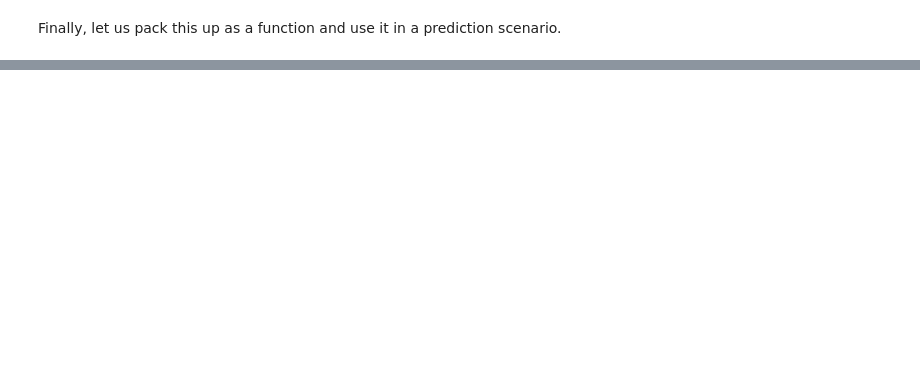
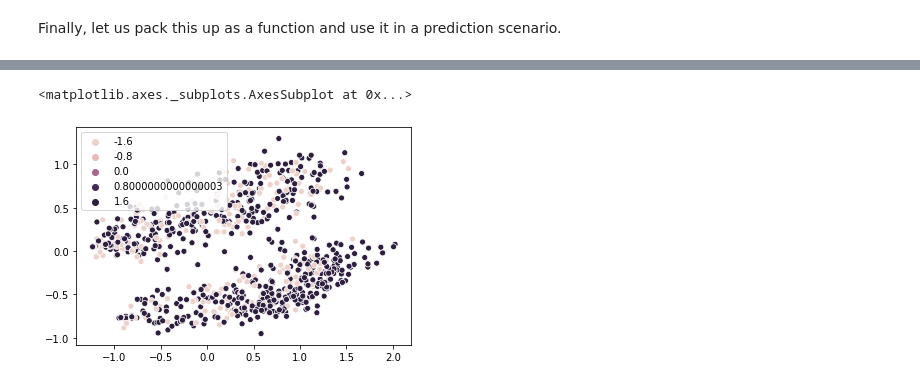
Before and after one commit to CopperWasp/PredictiveCoding, a Jupyter notebook: OnlinePredictiveCoding/exploration.ipynb, the cells around one changed output, grey strips where cells are left out. Cells and saved outputs as stored; diff of their text form; code cells hidden in the pictures; blank space fills up the shorter version.

```diff
--- a/OnlinePredictiveCoding/exploration.ipynb
+++ b/OnlinePredictiveCoding/exploration.ipynb
@@ -87,0 +194,6 @@ def simulate_varying(X):
+# %%
+data_embedding = pca.fit_transform(gau_X)
+sns.scatterplot(data_embedding[:, 0], data_embedding[:, 1], hue=y)
+# %% [output]
+<matplotlib.axes._subplots.AxesSubplot at 0x...>
+[figure, added]
```
Also changed, not shown: parts of 14 cells of this notebook, 1 other file.
